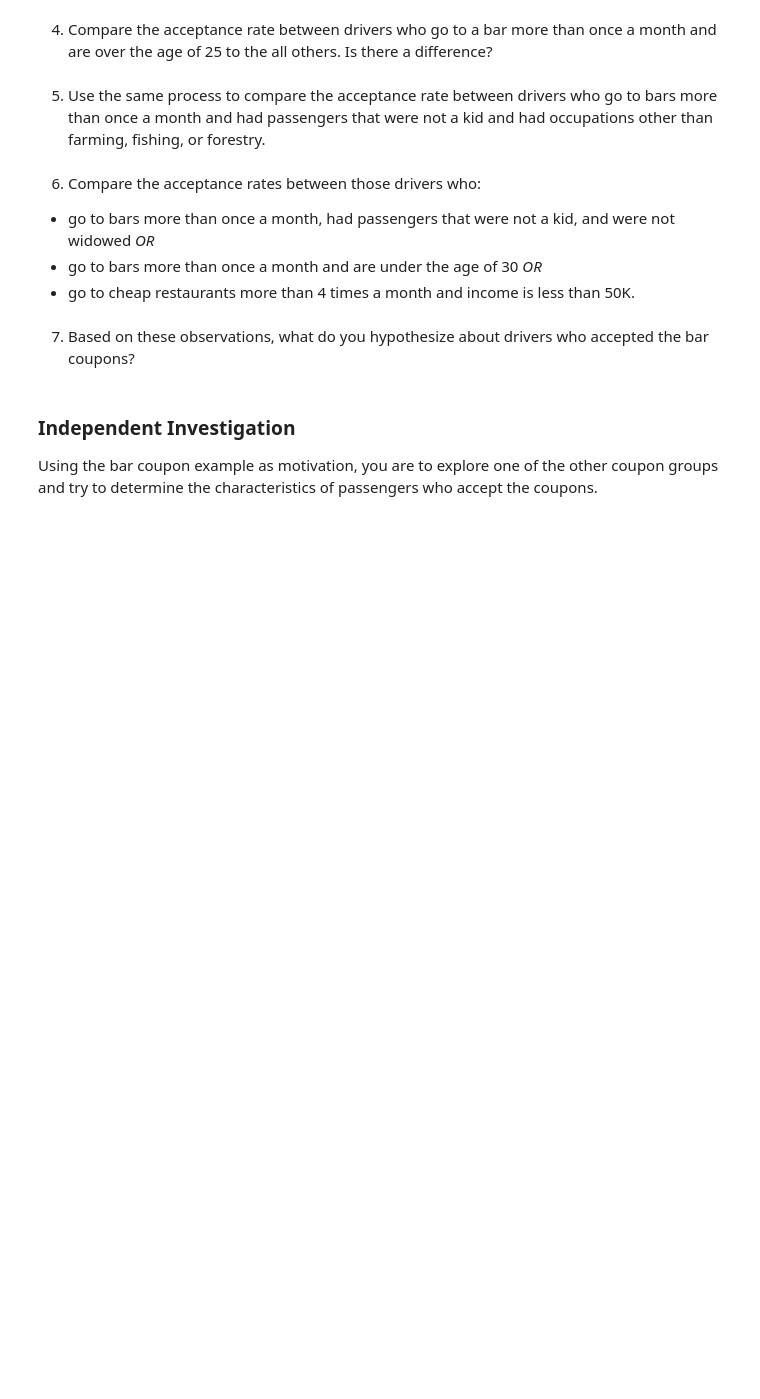
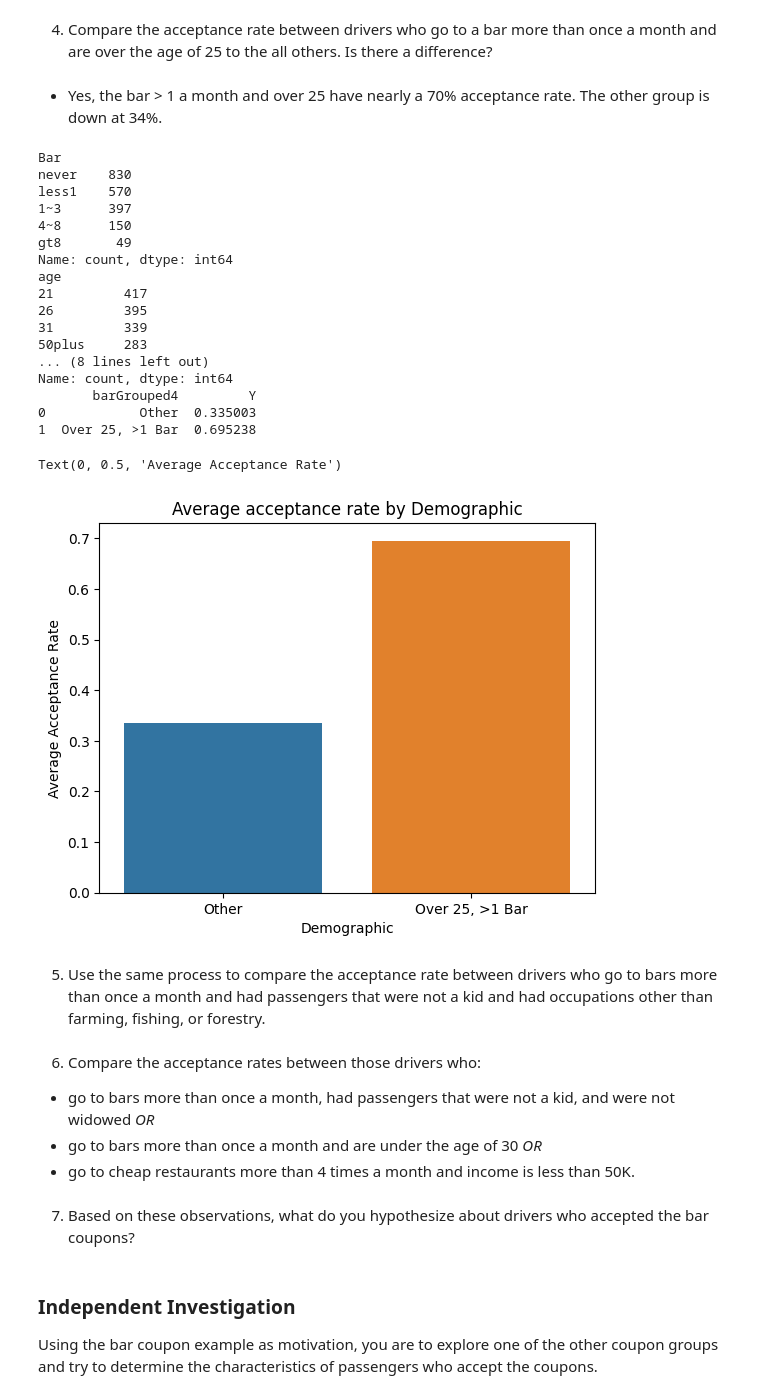
Before and after one commit to Raesu/pcmlai, a Jupyter notebook: Module 5/assignment_5_1_starter/prompt.ipynb, the cells around one changed output. Cells and saved outputs as stored; diff of their text form; code cells hidden in the pictures; blank space fills up the shorter version.

```diff
--- a/Module 5/assignment_5_1_starter/prompt.ipynb
+++ b/Module 5/assignment_5_1_starter/prompt.ipynb
@@ -242,5 +287,47 @@ Now, we will lead you through an exploration of just the bar related coupons.
 # %% [markdown]
 4. Compare the acceptance rate between drivers who go to a bar more than once a month and are over the age of 25 to the all others.  Is there a difference?
+# %% [markdown]
+- Yes, the bar > 1 a month and over 25 have nearly a 70% acceptance rate. The other group is down at 34%.
+# %%
+# Print current bar and age values
+print(barCoupons.value_counts('Bar'))
+print(barCoupons.value_counts('age'))
+
+# Age is not numeric, but there aren't many values so I will leave as string
+barCoupons['barGrouped4'] = 'Other'
+barCoupons.loc[(barCoupons['Bar'].isin(['1~3','4~8','gt8']) &
+                barCoupons['age'].isin(['26','31','50plus','36','41','46'])), 'barGrouped4'] = 'Over 25, >1 Bar'
+
+# Make sure grouping works
+print(barCoupons['barGrouped4'].value_counts())
+
+means = barCoupons.groupby('barGrouped4')['Y'].mean().reset_index()
+print(means)
+
+sns.barplot(means, x='barGrouped4', y='Y', hue='barGrouped4')
+plt.title('Average acceptance rate by Demographic')
+plt.xlabel('Demographic')
+plt.ylabel('Average Acceptance Rate')
+# %% [output]
+Bar
+never    830
+less1    570
+1~3      397
+4~8      150
+gt8       49
+Name: count, dtype: int64
+age
+21         417
+26         395
+31         339
+50plus     283
+... (8 lines left out)
+Name: count, dtype: int64
+       barGrouped4         Y
+0            Other  0.335003
+1  Over 25, >1 Bar  0.695238
+Text(0, 0.5, 'Average Acceptance Rate')
+[figure, added]
 # %% [markdown]
 5. Use the same process to compare the acceptance rate between drivers who go to bars more than once a month and had passengers that were not a kid and had occupations other than farming, fishing, or forestry.
 # %% [markdown]
```
Also changed, not shown: parts of 4 cells of this notebook.
